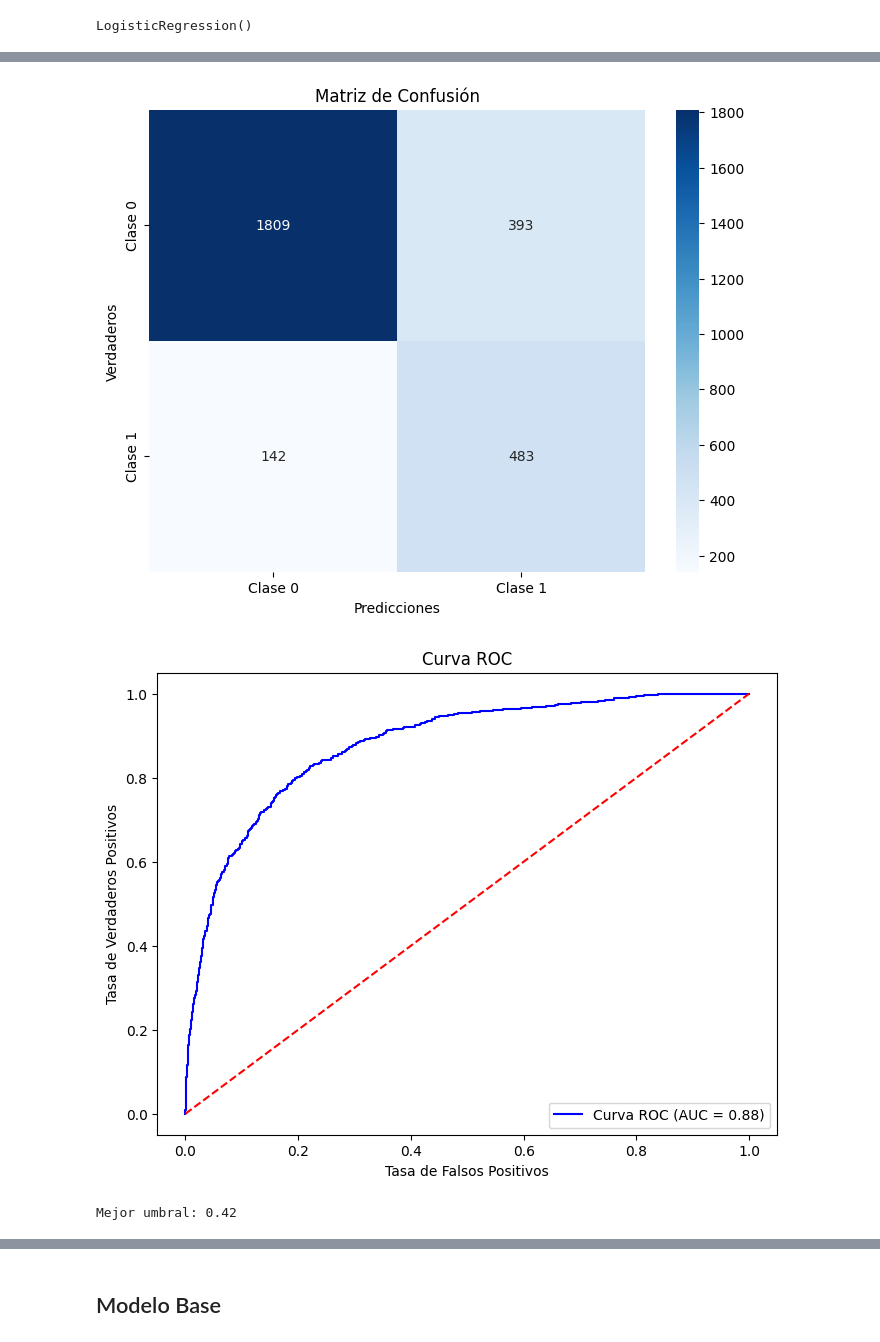
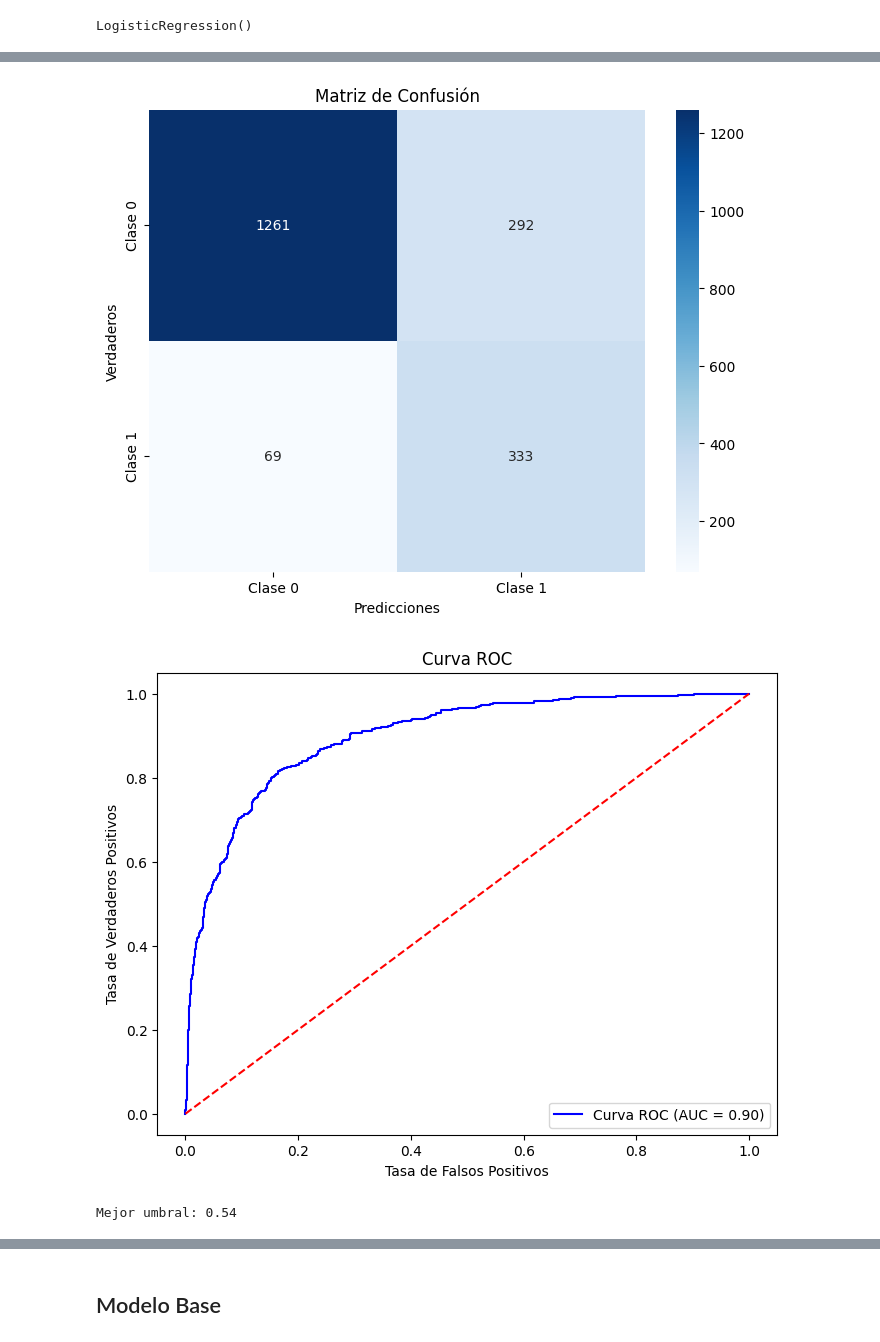
Before and after one commit to FrancoCalcia/AA1-TUIA-Calcia-Avecilla-TP2, a Jupyter notebook: TP-clasificacion-AA1.ipynb, the cells around one changed output, grey strips where cells are left out. Cells and saved outputs as stored; diff of their text form; code cells hidden in the pictures.

```diff
--- a/TP-clasificacion-AA1.ipynb
+++ b/TP-clasificacion-AA1.ipynb
@@ -438,3 +436,0 @@ Elegimos la mediana para imputar los valores nulos de esta variable porque la de
-# %%
-median_WindGustSpeed = df_entrenamiento['WindGustSpeed'].median()
-df_entrenamiento['WindGustSpeed'] = df_entrenamiento['WindGustSpeed'].fillna(median_WindGustSpeed)
@@ -604,10 +578,6 @@ df_validacion['Cloud9am'] = df_validacion['Cloud9am'].fillna(cloud9am_median)
 df_validacion['Cloud3pm'] = df_validacion['Cloud3pm'].fillna(cloud3pm_median)
 
 
-df_test['WindGustSpeed'] = df_test['WindGustSpeed'].fillna(median_WindGustSpeed)
-df_validacion['WindGustSpeed'] = df_validacion['WindGustSpeed'].fillna(median_WindGustSpeed)
-
-
 df_test = df_test.drop(columns=['Temp9am', 'Temp3pm', 'Pressure9am'])
 df_validacion = df_validacion.drop(columns=['Temp9am', 'Temp3pm', 'Pressure9am'])
 # %% [markdown]
@@ -795,23 +765,23 @@ plt.show()
 # %%
 # Inicializar y entrenar el modelo
-model = LogisticRegression()
-model.fit(X_train_balanced, y_train_balanced)
+model_logistic = LogisticRegression()
+model_logistic.fit(X_train_balanced, y_train_balanced)
 # %% [output]
 LogisticRegression()
 # %%
 # Predicciones
-y_pred = model.predict(X_test_scaled)
-y_pred_proba = model.predict_proba(X_test_scaled)[:, 1]
+y_pred_logistic = model_logistic.predict(X_test_scaled)
+y_pred_proba_logistic = model_logistic.predict_proba(X_test_scaled)[:, 1]
 
 # Cálculo de métricas
-accuracy = accuracy_score(y_test_scaled, y_pred)
-precision = precision_score(y_test_scaled, y_pred)
-recall = recall_score(y_test_scaled, y_pred)
-f1 = f1_score(y_test_scaled, y_pred)
+accuracy_logistic = accuracy_score(y_test_scaled, y_pred_logistic)
+precision_logistic = precision_score(y_test_scaled, y_pred_logistic)
+recall_logistic = recall_score(y_test_scaled, y_pred_logistic)
+f1_logistic = f1_score(y_test_scaled, y_pred_logistic)
 
 # Mostrar las métricas
-print(f"Accuracy: {accuracy:.2f}")
-print(f"Precision: {precision:.2f}")
-print(f"Recall: {recall:.2f}")
-print(f"F1 Score: {f1:.2f}")
+print(f"Accuracy: {accuracy_logistic:.2f}")
+print(f"Precision: {precision_logistic:.2f}")
+print(f"Recall: {recall_logistic:.2f}")
+print(f"F1 Score: {f1_logistic:.2f}")
 # %% [output]
@@ -822,6 +792,6 @@ F1 Score: 0.64
 # %%
 # Matriz de confusión
-conf_matrix = confusion_matrix(y_test_scaled, y_pred)
+conf_matrix = confusion_matrix(y_test_scaled, y_pred_logistic)
 # Graficar matriz de confusión
 plt.figure(figsize=(8, 6))
 sns.heatmap(conf_matrix, annot=True, fmt='d', cmap='Blues',
@@ -832,29 +802,29 @@ plt.xlabel('Predicciones')
 plt.title('Matriz de Confusión')
 plt.show()
 # %% [output]
-[figure, old version]
+[figure, new version]
 # %%
 # Cálculo de la curva ROC
-fpr, tpr, thresholds = roc_curve(y_test_scaled, y_pred_proba)
-roc_auc = roc_auc_score(y_test_scaled, y_pred_proba)
+fpr_logistic, tpr_logistic, thresholds_logistic = roc_curve(y_test_scaled, y_pred_proba_logistic)
+roc_auc_logistic = roc_auc_score(y_test_scaled, y_pred_proba_logistic)
 
 # Graficar la curva ROC
 plt.figure(figsize=(8, 6))
-plt.plot(fpr, tpr, color='blue', label='Curva ROC (AUC = {:.2f})'.format(roc_auc))
+plt.plot(fpr_logistic, tpr_logistic, color='blue', label='Curva ROC (AUC = {:.2f})'.format(roc_auc_logistic))
 plt.plot([0, 1], [0, 1], color='red', linestyle='--')  # Línea diagonal
 plt.xlabel('Tasa de Falsos Positivos')
 plt.ylabel('Tasa de Verdaderos Positivos')
 plt.title('Curva ROC')
 plt.legend(loc='lower right')
 plt.show()
 
 # Encontrar el mejor umbral
-optimal_idx = np.argmax(tpr - fpr)
-optimal_threshold = thresholds[optimal_idx]
-print(f"Mejor umbral: {optimal_threshold:.2f}")
+optimal_idx_logistic = np.argmax(tpr_logistic - fpr_logistic)
+optimal_threshold_logistic = thresholds_logistic[optimal_idx_logistic]
+print(f"Mejor umbral: {optimal_threshold_logistic:.2f}")
 # %% [output]
-[figure, old version]
+[figure, new version]
-Mejor umbral: 0.42
+Mejor umbral: 0.54
 # %% [markdown]
 Al evaluar el modelo antes de balancear los datos, se observaron métricas que indicaban un buen rendimiento general, con un nivel aceptable de precisión. Sin embargo, esto nos podria decir que el modelo podría haber estado sesgado hacia la clase mayoritaria, dado que el recall no era tan alto.
 
```
Also changed, not shown: parts of 44 cells of this notebook, 1 other file.
